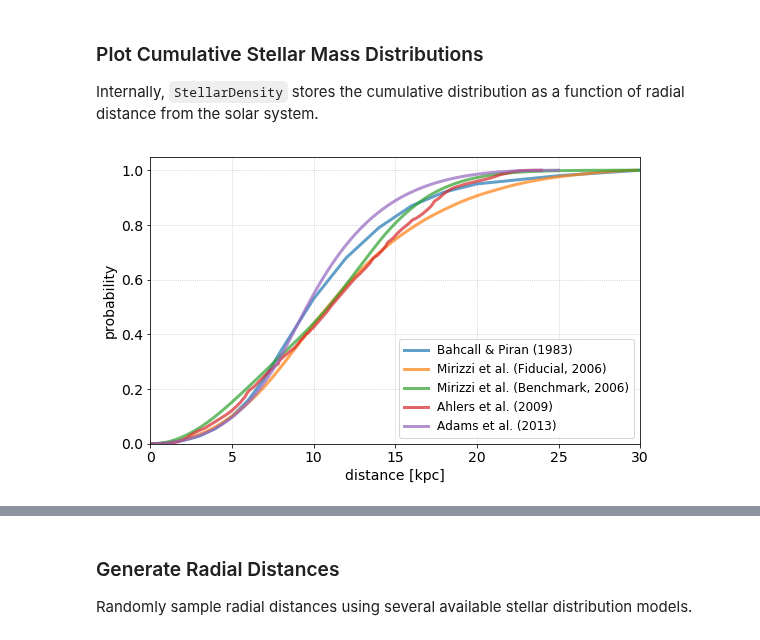
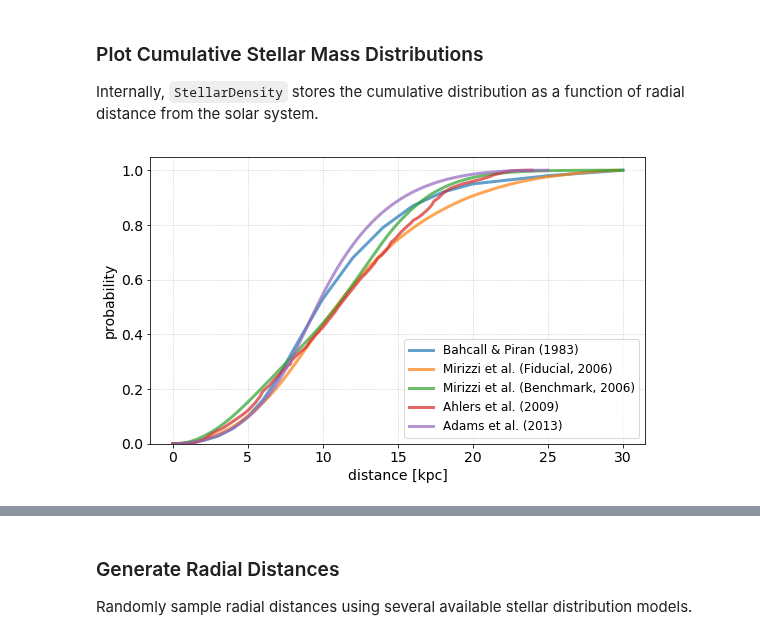
Before and after one commit to icecube/ASTERIA, a Jupyter notebook: docs/nb/stellar_distributions.ipynb, the cells around one changed output, grey strips where cells are left out. Cells and saved outputs as stored; diff of their text form; code cells hidden in the pictures.

```diff
--- a/docs/nb/stellar_distributions.ipynb
+++ b/docs/nb/stellar_distributions.ipynb
@@ -67,18 +67,17 @@ Internally, `StellarDensity` stores the cumulative distribution as a function of
 # %%
 models = ['bahcall', 'mirizzi_fid', 'mirizzi_ben', 'ahlers', 'adams']
 
 fig, ax = plt.subplots(1,1, figsize=(8,5))
 
 for model in models:
     sd = StellarDensity('../../data/stellar/sn_radial_distrib_{}.fits'.format(model))
     ax.plot(sd.dist, sd.cdf, lw=3, alpha=0.7, label=sd.name)
 
 ax.set(xlabel='distance [kpc]',
-       xlim=(0,30),
        ylabel='probability',
        ylim=(0,1.05))
 ax.grid(ls=':')
 ax.legend(fontsize=12)
 fig.tight_layout();
 # %% [output]
-[figure, old version]
+[figure, new version]
```
Also changed, not shown: parts of 6 cells of this notebook.
